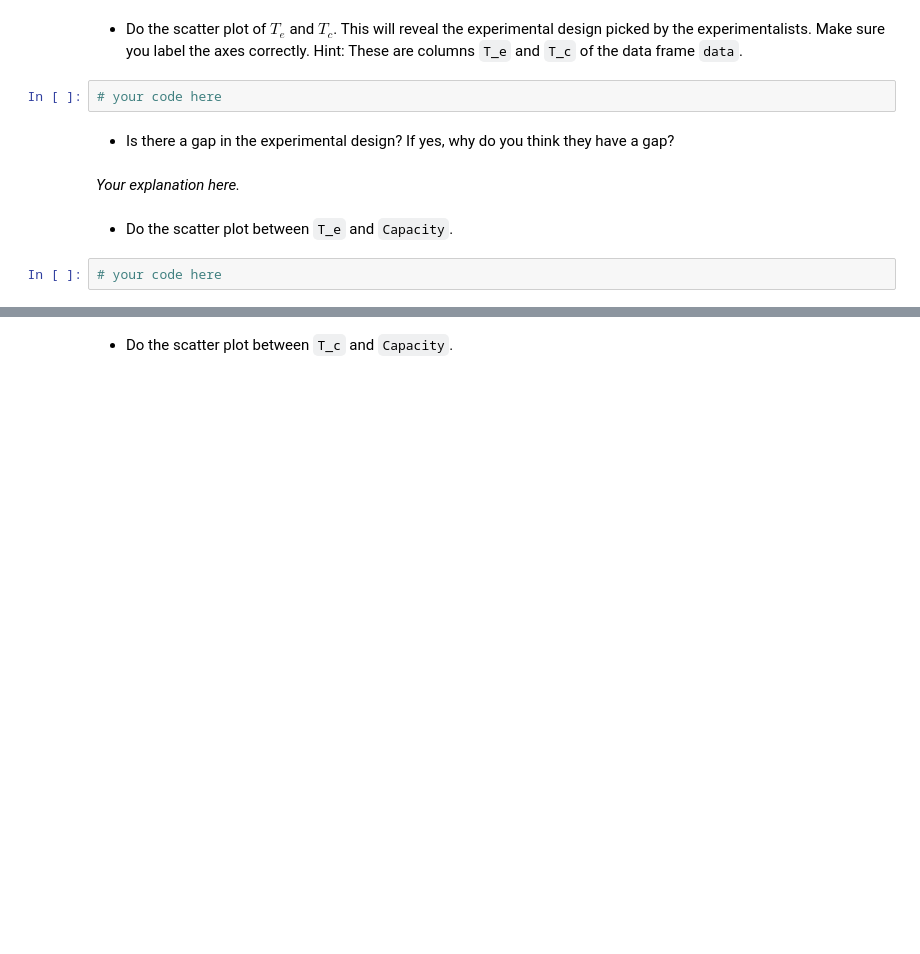
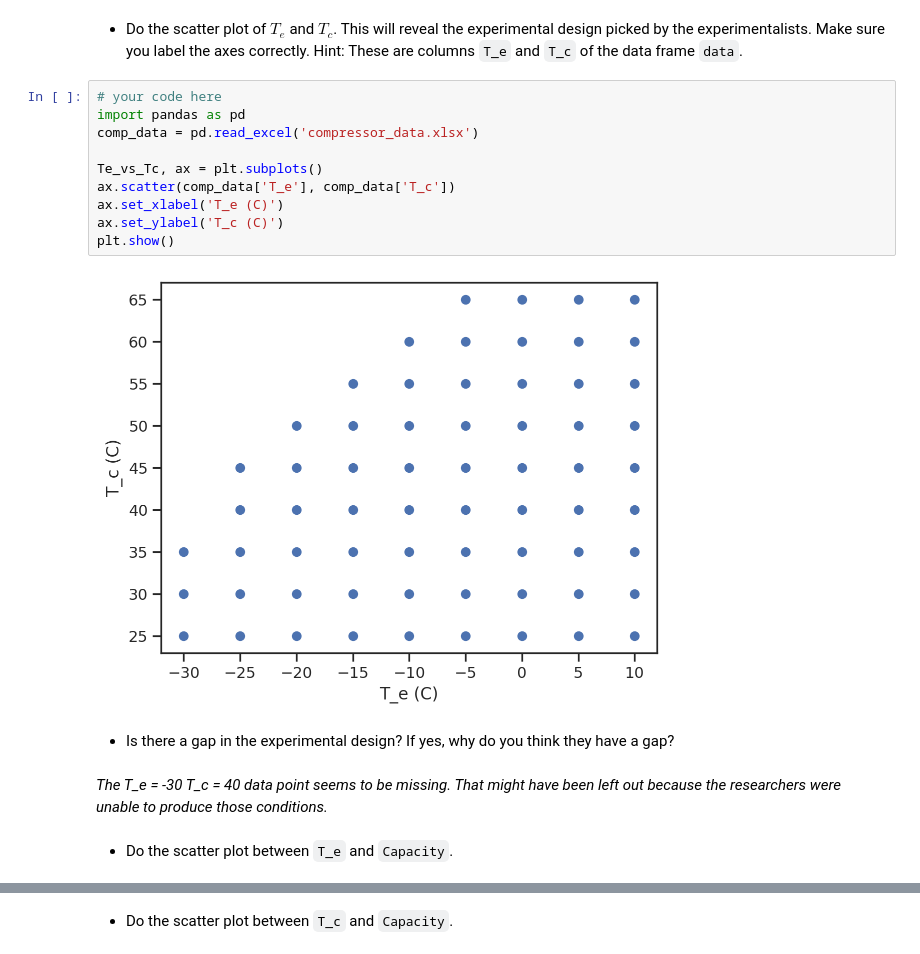
Before and after one commit to norah-wright/ME239, a Jupyter notebook: lecture04/homework_04.ipynb, the cells around one changed output, grey strips where cells are left out. Drawn from its saved outputs; the diff is of its cells as text; blank space fills up the shorter version.

```diff
--- a/lecture04/homework_04.ipynb
+++ b/lecture04/homework_04.ipynb
@@ -47,13 +51,21 @@ Your goal is to understand the experimental design and develop some intuition of
 Answer the following questions.
 # %% [markdown]
 + Do the scatter plot of $T_e$ and $T_c$. This will reveal the experimental design picked by the experimentalists. Make sure you label the axes correctly. Hint: These are columns `T_e` and `T_c` of the data frame `data`.
-# %%
-# your code here
+# %%
+# your code here
+import pandas as pd
+comp_data = pd.read_excel('compressor_data.xlsx')
+
+Te_vs_Tc, ax = plt.subplots()
+ax.scatter(comp_data['T_e'], comp_data['T_c'])
+ax.set_xlabel('T_e (C)')
+ax.set_ylabel('T_c (C)')
+plt.show()
+# %% [output]
+[figure, added]
 # %% [markdown]
 + Is there a gap in the experimental design? If yes, why do you think they have a gap?
-# %% [markdown]
-*Your explanation here.*
+# %% [markdown]
+*The T_e = -30 T_c = 40 data point seems to be missing. That might have been left out because the researchers were unable to produce those conditions.*
 # %% [markdown]
 + Do the scatter plot between `T_e` and `Capacity`.
-# %%
-# your code here
```
Also changed, not shown: parts of 11 cells of this notebook.
